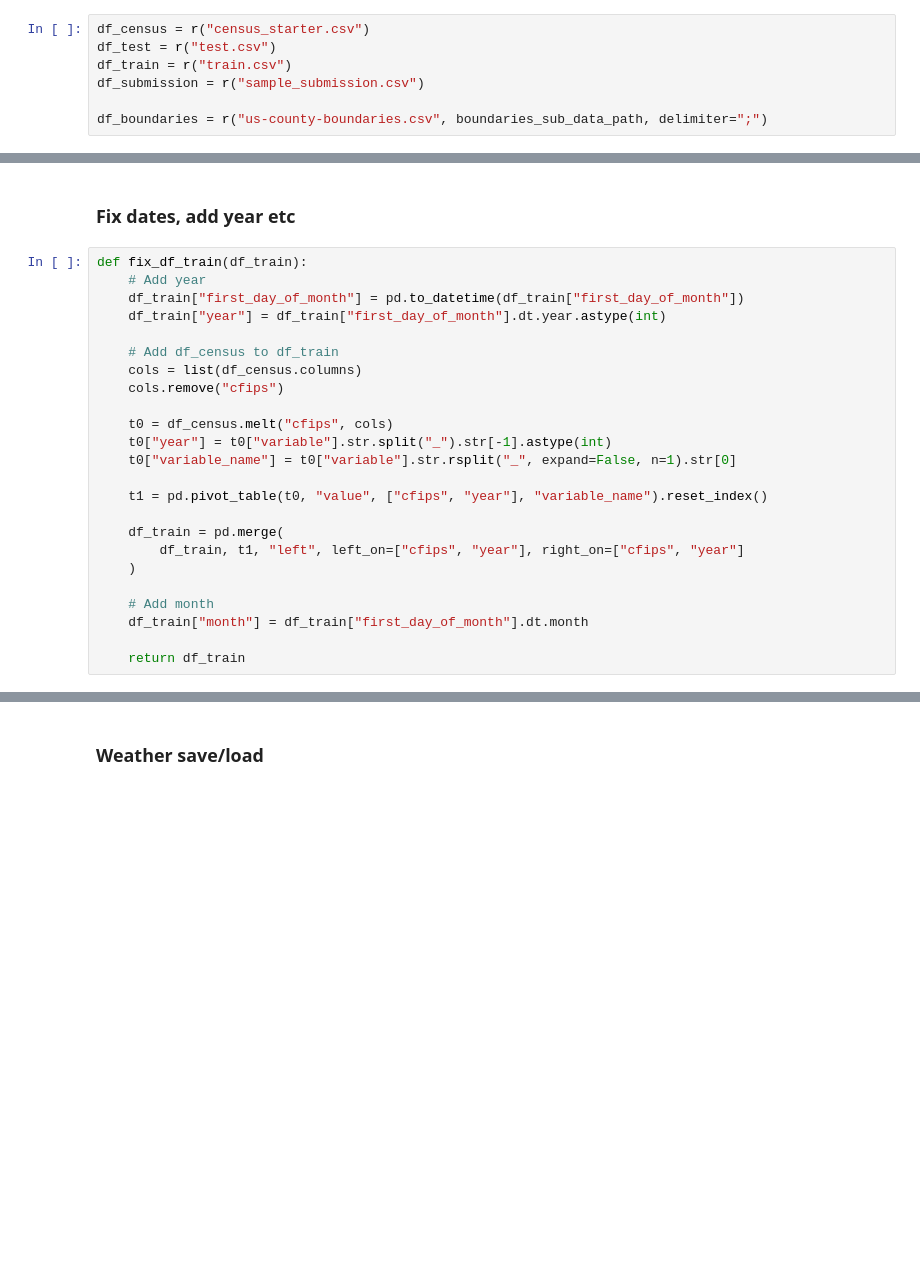
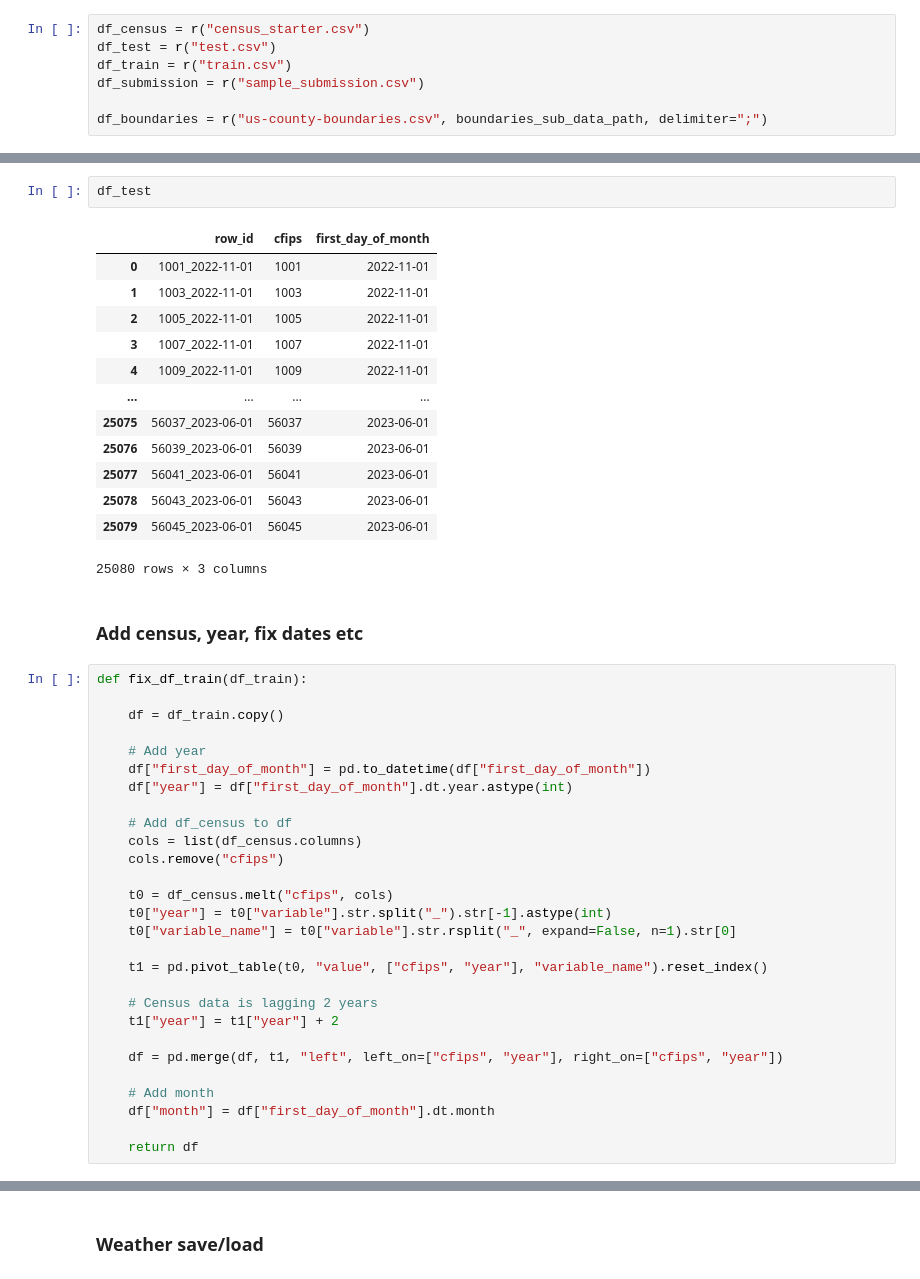
Before and after one commit to olympus999/godaddy-microbusiness-density-forecasting, a Jupyter notebook: notebooks/starter.ipynb, the cells around one changed output, grey strips where cells are left out. Saved outputs shown, nothing was run; the diff lists cells and outputs as text; blank space fills up the shorter version.

```diff
--- a/notebooks/starter.ipynb
+++ b/notebooks/starter.ipynb
@@ -38,12 +56,31 @@ df_boundaries = r("us-county-boundaries.csv", boundaries_sub_data_path, delimite
+# %%
+df_test
+# %% [output]
+|  | row_id | cfips | first_day_of_month |
+| 0 | 1001_2022-11-01 | 1001 | 2022-11-01 |
+| 1 | 1003_2022-11-01 | 1003 | 2022-11-01 |
+| 2 | 1005_2022-11-01 | 1005 | 2022-11-01 |
+| 3 | 1007_2022-11-01 | 1007 | 2022-11-01 |
+| 4 | 1009_2022-11-01 | 1009 | 2022-11-01 |
+| ... | ... | ... | ... |
+| 25075 | 56037_2023-06-01 | 56037 | 2023-06-01 |
+| 25076 | 56039_2023-06-01 | 56039 | 2023-06-01 |
+| 25077 | 56041_2023-06-01 | 56041 | 2023-06-01 |
+| 25078 | 56043_2023-06-01 | 56043 | 2023-06-01 |
+| 25079 | 56045_2023-06-01 | 56045 | 2023-06-01 |
+25080 rows × 3 columns
 # %% [markdown]
-### Fix dates, add year etc
+### Add census, year, fix dates etc
 # %%
 def fix_df_train(df_train):
+
+    df = df_train.copy()
+
     # Add year
-    df_train["first_day_of_month"] = pd.to_datetime(df_train["first_day_of_month"])
-    df_train["year"] = df_train["first_day_of_month"].dt.year.astype(int)
+    df["first_day_of_month"] = pd.to_datetime(df["first_day_of_month"])
+    df["year"] = df["first_day_of_month"].dt.year.astype(int)
 
-    # Add df_census to df_train
+    # Add df_census to df
     cols = list(df_census.columns)
     cols.remove("cfips")
 
@@ -53,13 +90,14 @@ def fix_df_train(df_train):
 
     t1 = pd.pivot_table(t0, "value", ["cfips", "year"], "variable_name").reset_index()
 
-    df_train = pd.merge(
-        df_train, t1, "left", left_on=["cfips", "year"], right_on=["cfips", "year"]
-    )
+    # Census data is lagging 2 years
+    t1["year"] = t1["year"] + 2
+
+    df = pd.merge(df, t1, "left", left_on=["cfips", "year"], right_on=["cfips", "year"])
 
     # Add month
-    df_train["month"] = df_train["first_day_of_month"].dt.month
+    df["month"] = df["first_day_of_month"].dt.month
 
-    return df_train
+    return df
 # %%
 df_train = fix_df_train(df_train)
```
Also changed, not shown: parts of 62 cells of this notebook.
